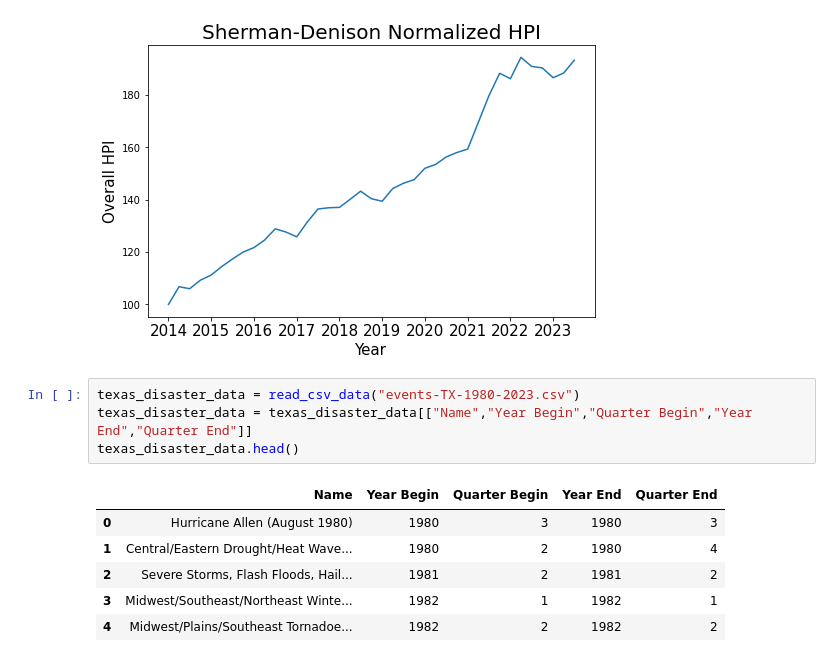
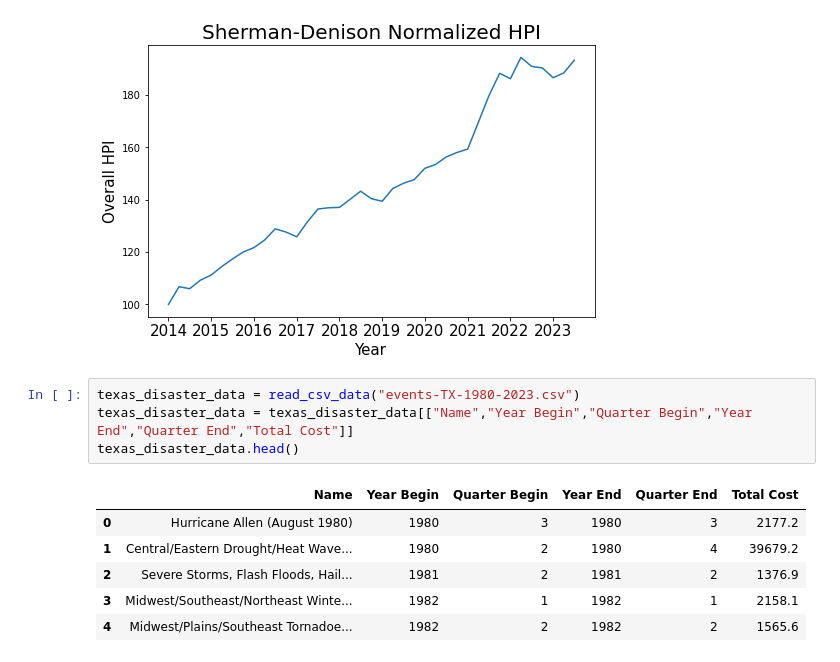
Before and after one commit to mkharroub/ECE143-The-Impact-of-Natural-Disasters-on-U.S.-Real-Estate-Prices, a Jupyter notebook: data_extraction.ipynb, the cells around one changed output. Drawn from its saved outputs; the diff is of its cells as text.

```diff
--- a/data_extraction.ipynb
+++ b/data_extraction.ipynb
@@ -112,12 +112,12 @@ for area in texas_areas:
 [figure]
 # %%
 texas_disaster_data = read_csv_data("events-TX-1980-2023.csv")
-texas_disaster_data = texas_disaster_data[["Name","Year Begin","Quarter Begin","Year End","Quarter End"]]
+texas_disaster_data = texas_disaster_data[["Name","Year Begin","Quarter Begin","Year End","Quarter End","Total Cost"]]
 texas_disaster_data.head()
 # %% [output]
-|  | Name | Year Begin | Quarter Begin | Year End | Quarter End |
-| 0 | Hurricane Allen (August 1980) | 1980 | 3 | 1980 | 3 |
-| 1 | Central/Eastern Drought/Heat Wave... | 1980 | 2 | 1980 | 4 |
-| 2 | Severe Storms, Flash Floods, Hail... | 1981 | 2 | 1981 | 2 |
-| 3 | Midwest/Southeast/Northeast Winte... | 1982 | 1 | 1982 | 1 |
-| 4 | Midwest/Plains/Southeast Tornadoe... | 1982 | 2 | 1982 | 2 |
+|  | Name | Year Begin | Quarter Begin | Year End | Quarter End | Total Cost |
+| 0 | Hurricane Allen (August 1980) | 1980 | 3 | 1980 | 3 | 2177.2 |
+| 1 | Central/Eastern Drought/Heat Wave... | 1980 | 2 | 1980 | 4 | 39679.2 |
+| 2 | Severe Storms, Flash Floods, Hail... | 1981 | 2 | 1981 | 2 | 1376.9 |
+| 3 | Midwest/Southeast/Northeast Winte... | 1982 | 1 | 1982 | 1 | 2158.1 |
+| 4 | Midwest/Plains/Southeast Tornadoe... | 1982 | 2 | 1982 | 2 | 1565.6 |
```
Also changed, not shown: parts of 11 cells of this notebook, 1 other file.
